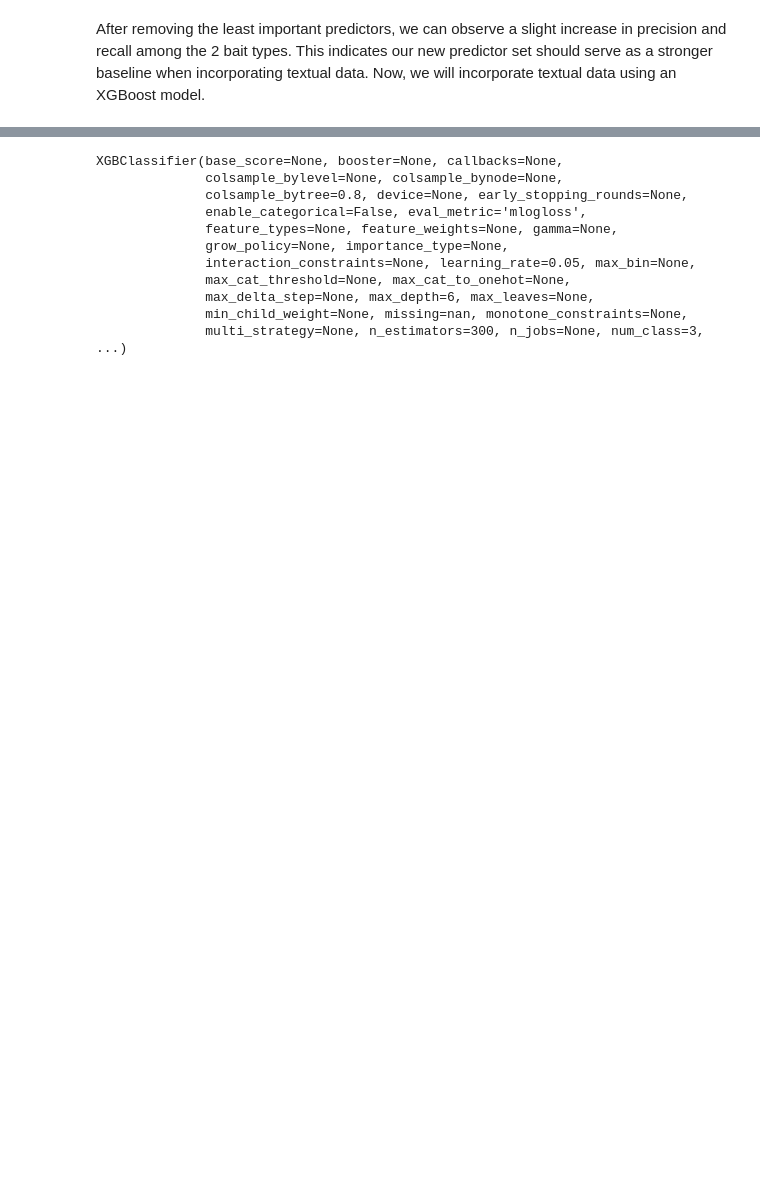
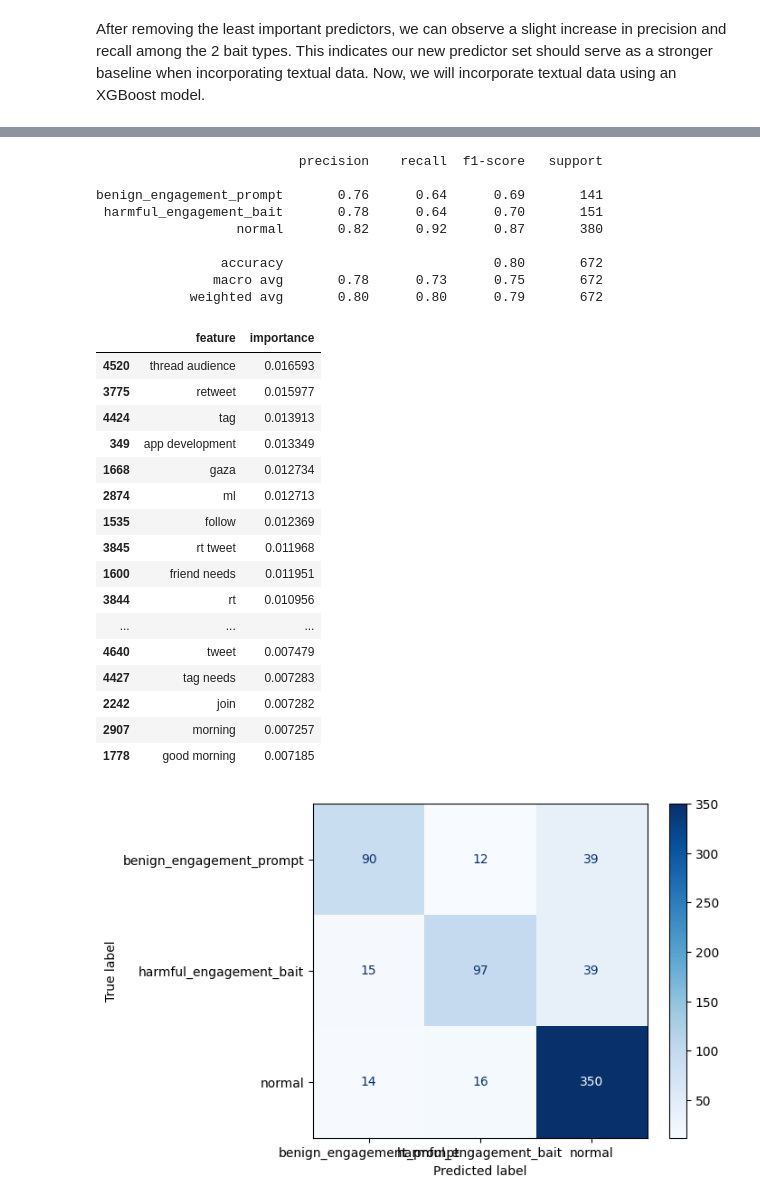
Before and after one commit to RJ-Worrall/Twitter_Engagement_Bait_Modeling, a Jupyter notebook: Twitter_Project.ipynb, the cells around one changed output, grey strips where cells are left out. Drawn from its saved outputs; the diff is of its cells as text; code cells hidden in the pictures; blank space fills up the shorter version.

```diff
--- a/Twitter_Project.ipynb
+++ b/Twitter_Project.ipynb
@@ -2240,29 +2360,53 @@ X_train, X_test, Y_train, Y_test = train_test_split(
 # %%
-xgb = XGBClassifier(
-    objective="multi:softprob",
-    num_class=3,
+predictions = best_xgb.predict(X_test)
 
-    n_estimators=300,
-    learning_rate=0.05,
-    max_depth=6,
-
-    subsample=0.8,
-    colsample_bytree=0.8,
-
-    random_state=42,
-    eval_metric="mlogloss"
+print(
+    classification_report(
+        Y_test,
+        predictions,
+        target_names=encoder.classes_
+    )
 )
 
-xgb.fit(X_train, Y_train)
+ConfusionMatrixDisplay.from_estimator(
+    best_xgb,
+    X_test,
+    Y_test,
+    display_labels=encoder.classes_,
+    cmap="Blues"
+)
+importance = pd.DataFrame({
+    "feature": tfidf.get_feature_names_out().tolist() + list(X_meta.columns),
+    "importance": best_xgb.feature_importances_
+}).sort_values("importance", ascending=False)
+
+display(importance.head(30))
+# group importance by engagement_label
 # %% [output]
-XGBClassifier(base_score=None, booster=None, callbacks=None,
-              colsample_bylevel=None, colsample_bynode=None,
-              colsample_bytree=0.8, device=None, early_stopping_rounds=None,
-              enable_categorical=False, eval_metric='mlogloss',
-              feature_types=None, feature_weights=None, gamma=None,
-              grow_policy=None, importance_type=None,
-              interaction_constraints=None, learning_rate=0.05, max_bin=None,
-              max_cat_threshold=None, max_cat_to_onehot=None,
-              max_delta_step=None, max_depth=6, max_leaves=None,
-              min_child_weight=None, missing=nan, monotone_constraints=None,
-              multi_strategy=None, n_estimators=300, n_jobs=None, num_class=3, ...)
+                          precision    recall  f1-score   support
+
+benign_engagement_prompt       0.76      0.64      0.69       141
+ harmful_engagement_bait       0.78      0.64      0.70       151
+                  normal       0.82      0.92      0.87       380
+
+                accuracy                           0.80       672
+               macro avg       0.78      0.73      0.75       672
+            weighted avg       0.80      0.80      0.79       672
+|  | feature | importance |
+| 4520 | thread audience | 0.016593 |
+| 3775 | retweet | 0.015977 |
+| 4424 | tag | 0.013913 |
+| 349 | app development | 0.013349 |
+| 1668 | gaza | 0.012734 |
+| 2874 | ml | 0.012713 |
+| 1535 | follow | 0.012369 |
+| 3845 | rt tweet | 0.011968 |
+| 1600 | friend needs | 0.011951 |
+| 3844 | rt | 0.010956 |
+| ... | ... | ... |
+| 4640 | tweet | 0.007479 |
+| 4427 | tag needs | 0.007283 |
+| 2242 | join | 0.007282 |
+| 2907 | morning | 0.007257 |
+| 1778 | good morning | 0.007185 |
+[figure, added]
```
Also changed, not shown: parts of 12 cells of this notebook.
